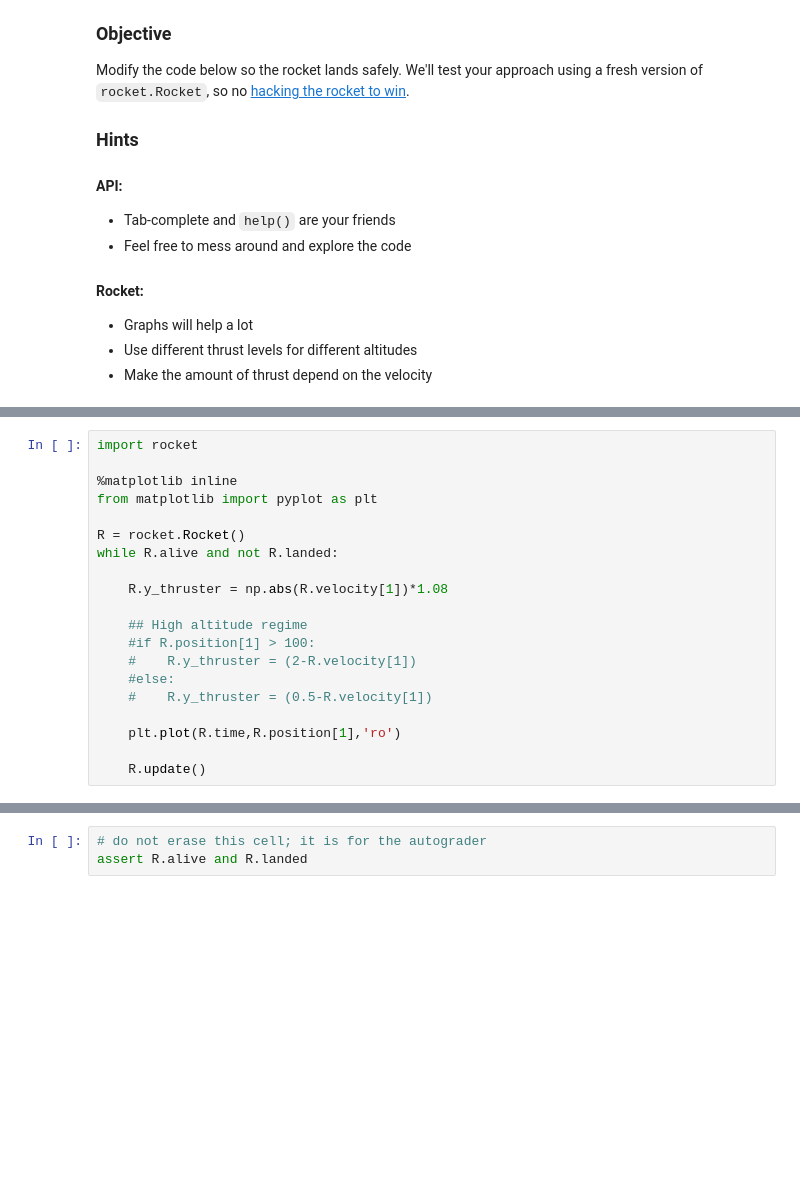
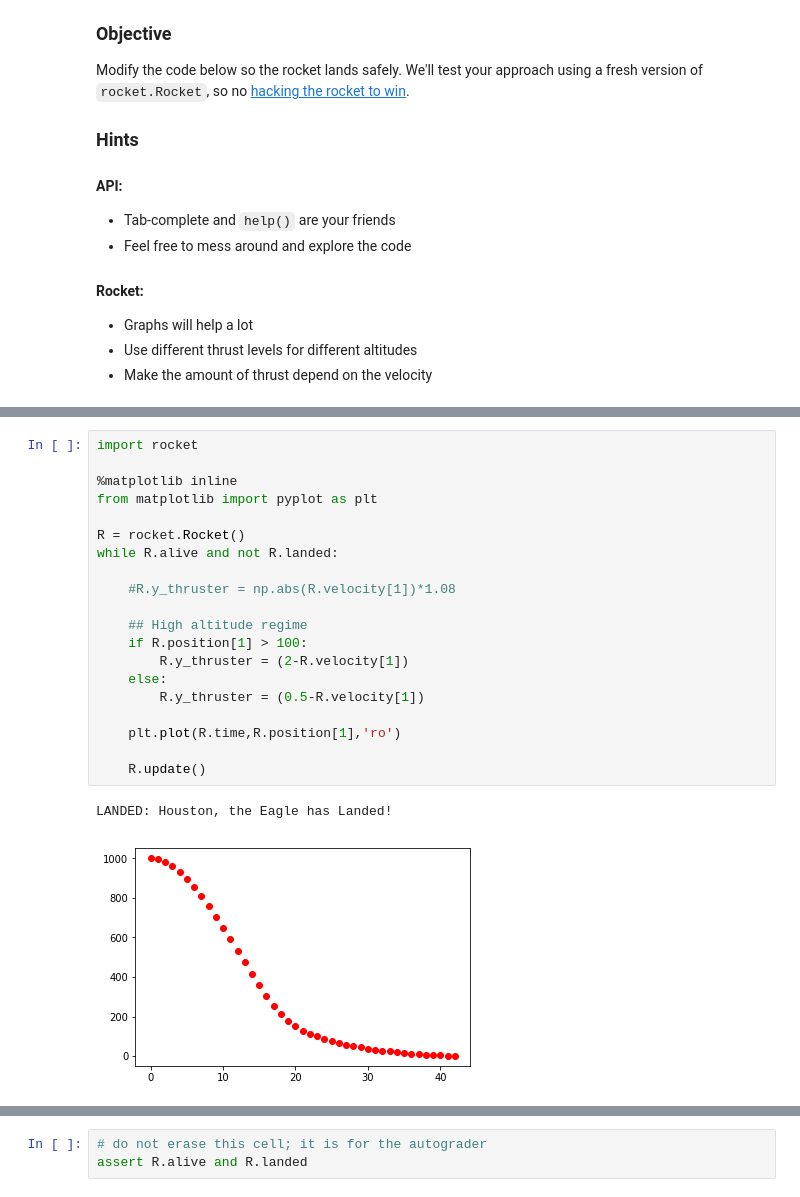
Before and after one commit to harmsm/pythonic-science, a Jupyter notebook: labs/00.1_programming-puzzles/Puzzles-Key.ipynb, the cells around one changed output, grey strips where cells are left out. Drawn from its saved outputs; the diff is of its cells as text; blank space fills up the shorter version.

```diff
--- a/labs/00.1_programming-puzzles/Puzzles-Key.ipynb
+++ b/labs/00.1_programming-puzzles/Puzzles-Key.ipynb
@@ -295,23 +296,26 @@ NameError: name 'np' is not defined
 # %%
 import rocket
 
 %matplotlib inline
 from matplotlib import pyplot as plt
 
 R = rocket.Rocket()
 while R.alive and not R.landed:
 
-    R.y_thruster = np.abs(R.velocity[1])*1.08
+    #R.y_thruster = np.abs(R.velocity[1])*1.08
 
     ## High altitude regime
-    #if R.position[1] > 100:
-    #    R.y_thruster = (2-R.velocity[1])
-    #else:
-    #    R.y_thruster = (0.5-R.velocity[1])
+    if R.position[1] > 100:
+        R.y_thruster = (2-R.velocity[1])
+    else:
+        R.y_thruster = (0.5-R.velocity[1])
 
     plt.plot(R.time,R.position[1],'ro')
 
     R.update()
+# %% [output]
+LANDED: Houston, the Eagle has Landed!
+[figure, added]
 # %%
 R = rocket.Rocket()
 while R.alive and not R.landed:
```
Also changed, not shown: parts of 2 cells of this notebook, 3 other files.
